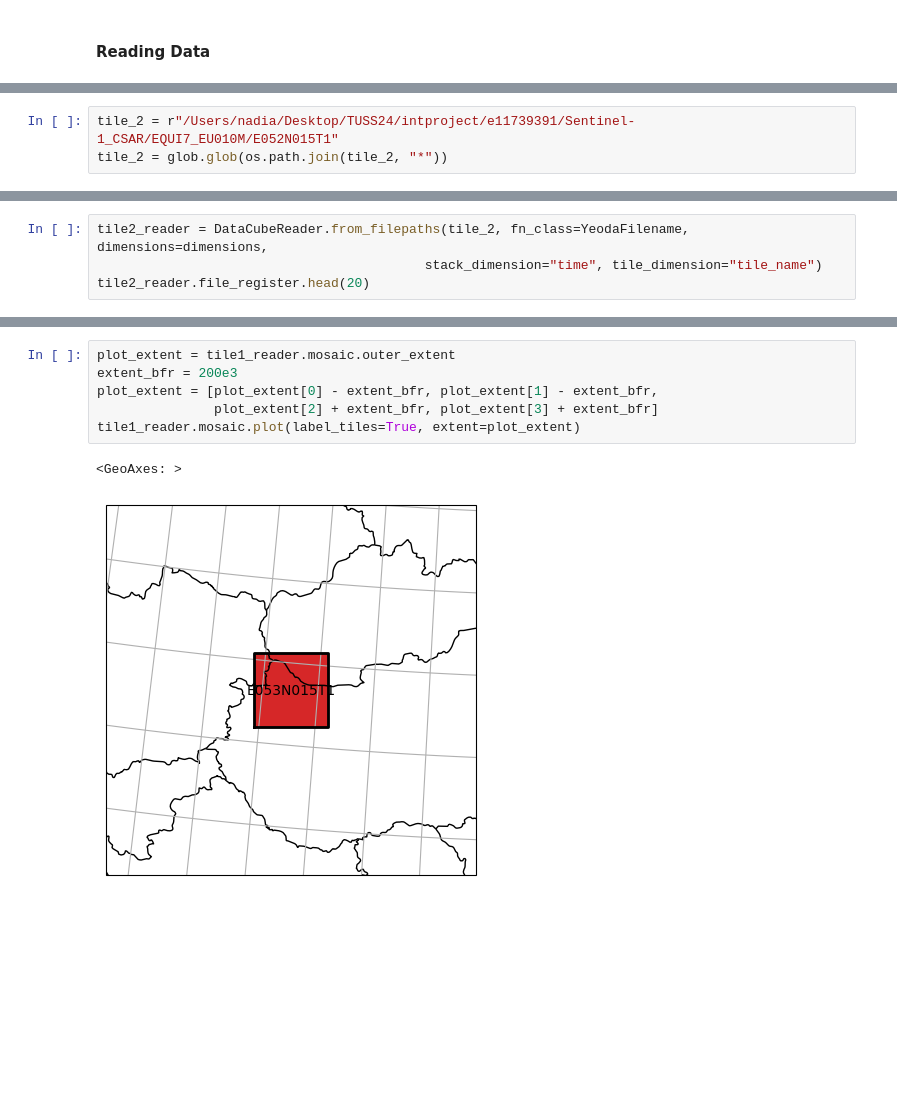
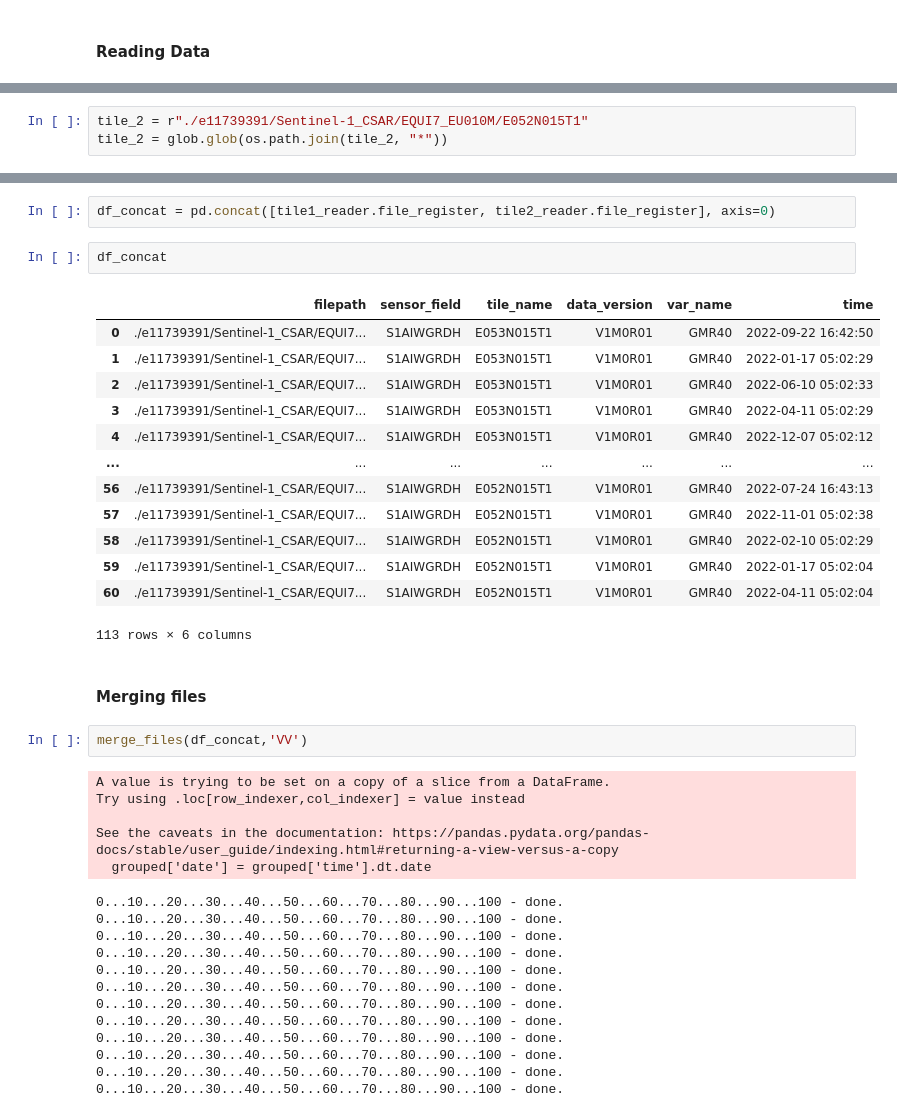
Before and after one commit to nadiaverdha/InterdisciplinaryProject, a Jupyter notebook: reading_data.ipynb, the cells around one changed output, grey strips where cells are left out. Drawn from its saved outputs; the diff is of its cells as text; blank space fills up the shorter version.

```diff
--- a/reading_data.ipynb
+++ b/reading_data.ipynb
@@ -21,5 +33,5 @@ tile_1 = r"/Users/nadia/Desktop/TUSS24/intproject/e11739391/Sentinel-1_CSAR/EQUI
 tile_1 = glob.glob(os.path.join(tile_1, "*"))
 # %%
-tile_2 = r"/Users/nadia/Desktop/TUSS24/intproject/e11739391/Sentinel-1_CSAR/EQUI7_EU010M/E052N015T1"
+tile_2 = r"./e11739391/Sentinel-1_CSAR/EQUI7_EU010M/E052N015T1"
 tile_2 = glob.glob(os.path.join(tile_2, "*"))
 # %%
@@ -102,4 +95,0 @@ Length: 24, dtype: datetime64[ns]
-# %%
-tile2_reader = DataCubeReader.from_filepaths(tile_2, fn_class=YeodaFilename, dimensions=dimensions,
-                                          stack_dimension="time", tile_dimension="tile_name")
-tile2_reader.file_register.head(20)
@@ -156,9 +96,40 @@ tile2_reader.mosaic.plot(label_tiles=True, extent=plot_extent)
-# %%
-plot_extent = tile1_reader.mosaic.outer_extent
-extent_bfr = 200e3
-plot_extent = [plot_extent[0] - extent_bfr, plot_extent[1] - extent_bfr,
-               plot_extent[2] + extent_bfr, plot_extent[3] + extent_bfr]
-tile1_reader.mosaic.plot(label_tiles=True, extent=plot_extent)
-# %% [output]
-<GeoAxes: >
-[figure, removed]
+# %%
+df_concat = pd.concat([tile1_reader.file_register, tile2_reader.file_register], axis=0)
+# %%
+df_concat
+# %% [output]
+|  | filepath | sensor_field | tile_name | data_version | var_name | time |
+| 0 | ./e11739391/Sentinel-1_CSAR/EQUI7... | S1AIWGRDH | E053N015T1 | V1M0R01 | GMR40 | 2022-09-22 16:42:50 |
+| 1 | ./e11739391/Sentinel-1_CSAR/EQUI7... | S1AIWGRDH | E053N015T1 | V1M0R01 | GMR40 | 2022-01-17 05:02:29 |
+| 2 | ./e11739391/Sentinel-1_CSAR/EQUI7... | S1AIWGRDH | E053N015T1 | V1M0R01 | GMR40 | 2022-06-10 05:02:33 |
+| 3 | ./e11739391/Sentinel-1_CSAR/EQUI7... | S1AIWGRDH | E053N015T1 | V1M0R01 | GMR40 | 2022-04-11 05:02:29 |
+| 4 | ./e11739391/Sentinel-1_CSAR/EQUI7... | S1AIWGRDH | E053N015T1 | V1M0R01 | GMR40 | 2022-12-07 05:02:12 |
+| ... | ... | ... | ... | ... | ... | ... |
+| 56 | ./e11739391/Sentinel-1_CSAR/EQUI7... | S1AIWGRDH | E052N015T1 | V1M0R01 | GMR40 | 2022-07-24 16:43:13 |
+| 57 | ./e11739391/Sentinel-1_CSAR/EQUI7... | S1AIWGRDH | E052N015T1 | V1M0R01 | GMR40 | 2022-11-01 05:02:38 |
+| 58 | ./e11739391/Sentinel-1_CSAR/EQUI7... | S1AIWGRDH | E052N015T1 | V1M0R01 | GMR40 | 2022-02-10 05:02:29 |
+| 59 | ./e11739391/Sentinel-1_CSAR/EQUI7... | S1AIWGRDH | E052N015T1 | V1M0R01 | GMR40 | 2022-01-17 05:02:04 |
+| 60 | ./e11739391/Sentinel-1_CSAR/EQUI7... | S1AIWGRDH | E052N015T1 | V1M0R01 | GMR40 | 2022-04-11 05:02:04 |
+113 rows × 6 columns
+# %% [markdown]
+#### Merging files
+# %%
+merge_files(df_concat,'VV')
+# %% [output]
+A value is trying to be set on a copy of a slice from a DataFrame.
+Try using .loc[row_indexer,col_indexer] = value instead
+
+See the caveats in the documentation: https://pandas.pydata.org/pandas-docs/stable/user_guide/indexing.html#returning-a-view-versus-a-copy
+  grouped['date'] = grouped['time'].dt.date
+0...10...20...30...40...50...60...70...80...90...100 - done.
+0...10...20...30...40...50...60...70...80...90...100 - done.
+0...10...20...30...40...50...60...70...80...90...100 - done.
+0...10...20...30...40...50...60...70...80...90...100 - done.
+0...10...20...30...40...50...60...70...80...90...100 - done.
+0...10...20...30...40...50...60...70...80...90...100 - done.
+0...10...20...30...40...50...60...70...80...90...100 - done.
+0...10...20...30...40...50...60...70...80...90...100 - done.
+0...10...20...30...40...50...60...70...80...90...100 - done.
+0...10...20...30...40...50...60...70...80...90...100 - done.
+0...10...20...30...40...50...60...70...80...90...100 - done.
+0...10...20...30...40...50...60...70...80...90...100 - done.
```
Also changed, not shown: parts of 15 cells of this notebook, 1 other file.
